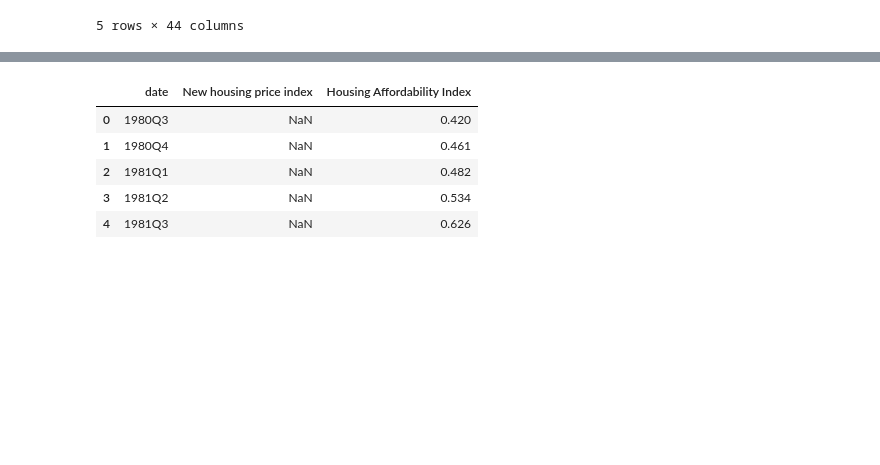
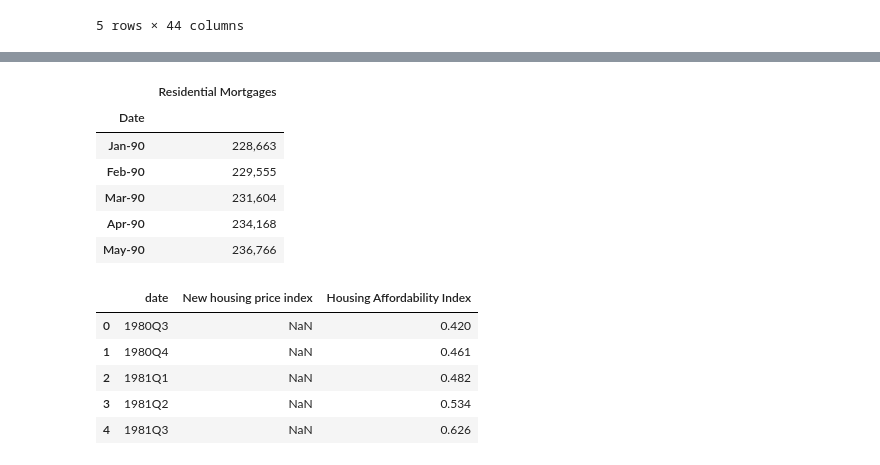
Before and after one commit to benjaminweymouth/Housing-Market-Forecasting-Time-Series-Analysis, a Jupyter notebook: Python Code/Qualitative_Multivariate Time Series.ipynb, the cells around one changed output, grey strips where cells are left out. Cells and saved outputs as stored; diff of their text form; code cells hidden in the pictures; blank space fills up the shorter version.

```diff
--- a/Python Code/Qualitative_Multivariate Time Series.ipynb
+++ b/Python Code/Qualitative_Multivariate Time Series.ipynb
@@ -56,3 +97,16 @@ res_mortgage_transp.head()
+# %%
+# Reset date column as index and rename main column
+res_mortgage_transp = res_mortgage_transp.set_index('Date')
+res_mortgage_transp = res_mortgage_transp.rename(columns={'Residential mortgages 14': 'Residential Mortgages'})
+res_mortgage_transp.head()
+# %% [output]
+|  | Residential Mortgages |
+| Date |  |
+| Jan-90 | 228,663 |
+| Feb-90 | 229,555 |
+| Mar-90 | 231,604 |
+| Apr-90 | 234,168 |
+| May-90 | 236,766 |
 # %%
 #take the csv in
 #extract this column name: Credit liabilities of households 1 2 3
```
Also changed, not shown: parts of 6 cells of this notebook.
